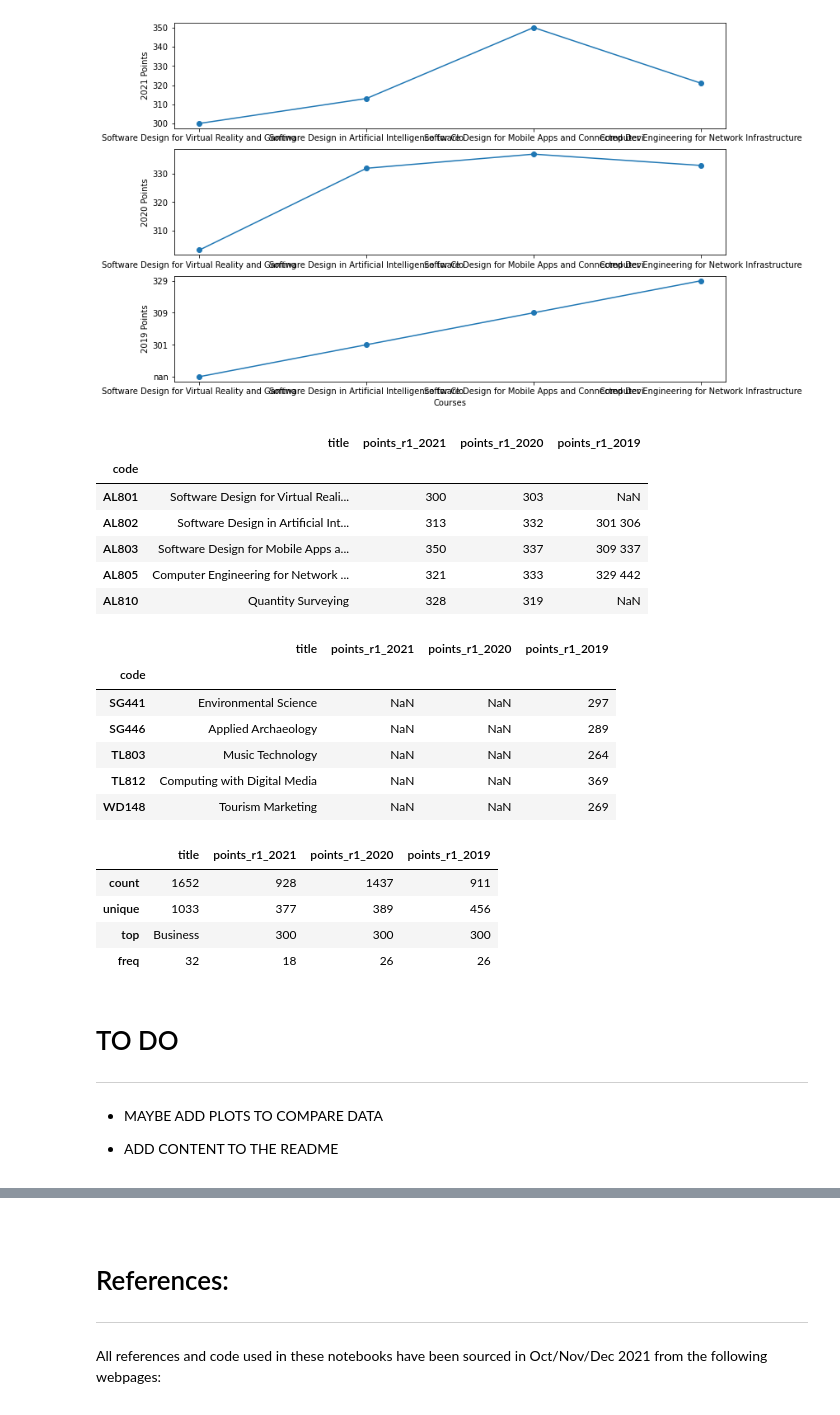
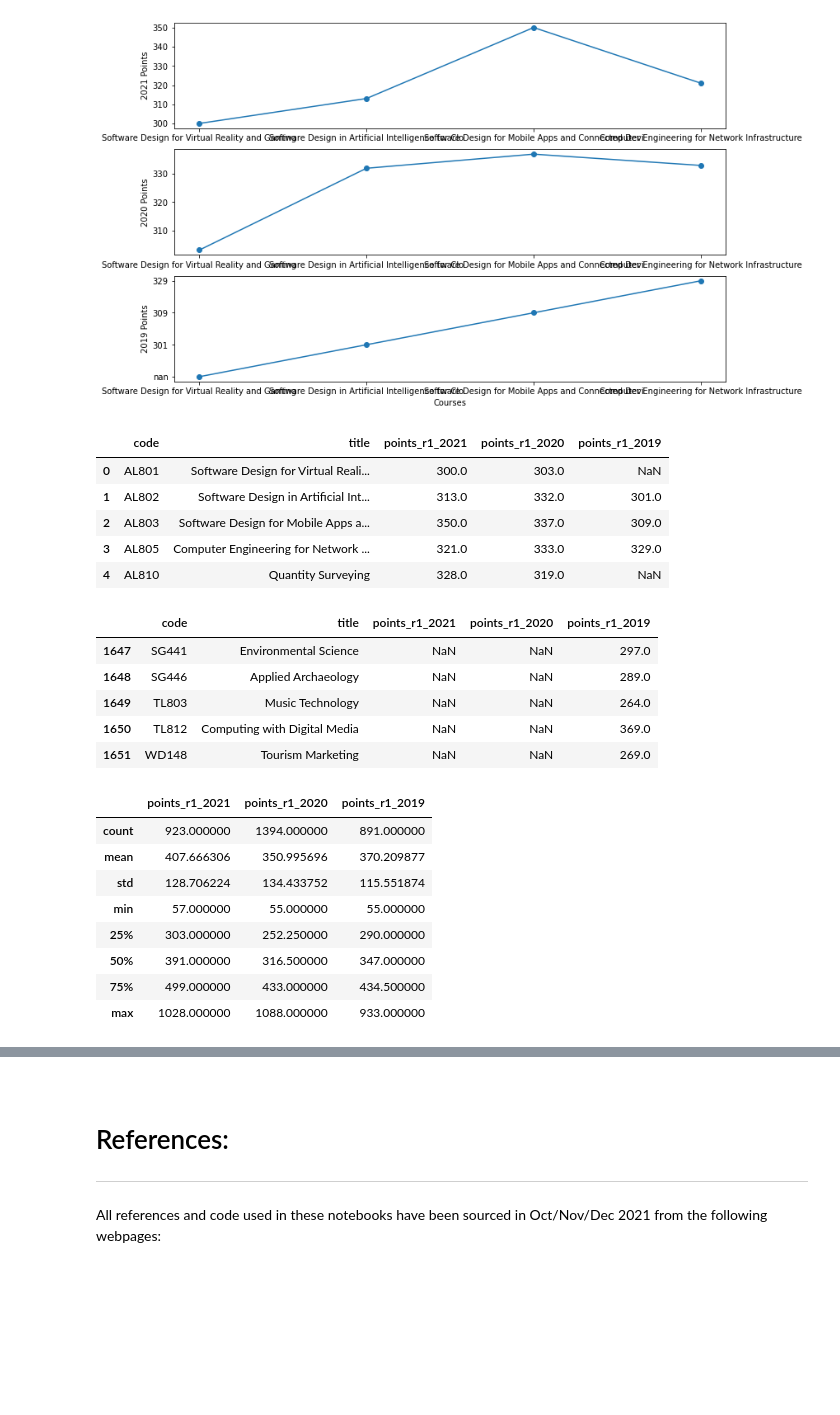
Before and after one commit to SarahMcN25/fundamentals, a Jupyter notebook: cao.ipynb, the cells around one changed output, grey strips where cells are left out. Saved outputs shown, nothing was run; the diff lists cells and outputs as text; code cells hidden in the pictures; blank space fills up the shorter version.

```diff
--- a/cao.ipynb
+++ b/cao.ipynb
@@ -1019,6 +1002,6 @@ data
 # %%
 data = pd.read_csv('data/cao_allcourses_20211210_115005.csv')
-df = pd.DataFrame(data)
-df.set_index('code', inplace=True)
+df = pd.DataFrame(data, columns=['code', 'title','points_r1_2021','points_r1_2020','points_r1_2019'])
+#df.set_index('code', inplace=True)
 df
 # %% [output]
@@ -1059,0 +1031,6 @@ title = data['title'].tolist()
+# %%
+# https://stackoverflow.com/questions/44530047/why-is-my-numeric-data-being-treated-as-an-object
+
+# data from 2019 must have lost it's data type when converting from pdf to csv.
+# changing it back to numerical data.
+df['points_r1_2019'] = pd.to_numeric(df['points_r1_2019'], errors='coerce')
@@ -1111,42 +1099,32 @@ plt.show()
 # %% [output]
 [figure]
 # %%
-allcourses.head()
+df.head()
 # %% [output]
-|  | title | points_r1_2021 | points_r1_2020 | points_r1_2019 |
-| code |  |  |  |  |
-| AL801 | Software Design for Virtual Reali... | 300 | 303 | NaN |
-| AL802 | Software Design in Artificial Int... | 313 | 332 | 301 306 |
-| AL803 | Software Design for Mobile Apps a... | 350 | 337 | 309 337 |
-| AL805 | Computer Engineering for Network ... | 321 | 333 | 329 442 |
-| AL810 | Quantity Surveying | 328 | 319 | NaN |
+|  | code | title | points_r1_2021 | points_r1_2020 | points_r1_2019 |
+| 0 | AL801 | Software Design for Virtual Reali... | 300.0 | 303.0 | NaN |
+| 1 | AL802 | Software Design in Artificial Int... | 313.0 | 332.0 | 301.0 |
+| 2 | AL803 | Software Design for Mobile Apps a... | 350.0 | 337.0 | 309.0 |
+| 3 | AL805 | Computer Engineering for Network ... | 321.0 | 333.0 | 329.0 |
+| 4 | AL810 | Quantity Surveying | 328.0 | 319.0 | NaN |
 # %%
-allcourses.tail()
+df.tail()
 # %% [output]
-|  | title | points_r1_2021 | points_r1_2020 | points_r1_2019 |
-| code |  |  |  |  |
-| SG441 | Environmental Science | NaN | NaN | 297 |
-| SG446 | Applied Archaeology | NaN | NaN | 289 |
-| TL803 | Music Technology | NaN | NaN | 264 |
-| TL812 | Computing with Digital Media | NaN | NaN | 369 |
-| WD148 | Tourism Marketing | NaN | NaN | 269 |
+|  | code | title | points_r1_2021 | points_r1_2020 | points_r1_2019 |
+| 1647 | SG441 | Environmental Science | NaN | NaN | 297.0 |
+| 1648 | SG446 | Applied Archaeology | NaN | NaN | 289.0 |
+| 1649 | TL803 | Music Technology | NaN | NaN | 264.0 |
+| 1650 | TL812 | Computing with Digital Media | NaN | NaN | 369.0 |
+| 1651 | WD148 | Tourism Marketing | NaN | NaN | 269.0 |
 # %%
-allcourses.describe()
+df.describe()
 # %% [output]
-|  | title | points_r1_2021 | points_r1_2020 | points_r1_2019 |
-| count | 1652 | 928 | 1437 | 911 |
-| unique | 1033 | 377 | 389 | 456 |
-| top | Business | 300 | 300 | 300 |
-| freq | 32 | 18 | 26 | 26 |
+|  | points_r1_2021 | points_r1_2020 | points_r1_2019 |
+| count | 923.000000 | 1394.000000 | 891.000000 |
+| mean | 407.666306 | 350.995696 | 370.209877 |
+| std | 128.706224 | 134.433752 | 115.551874 |
+| min | 57.000000 | 55.000000 | 55.000000 |
+| 25% | 303.000000 | 252.250000 | 290.000000 |
+| 50% | 391.000000 | 316.500000 | 347.000000 |
+| 75% | 499.000000 | 433.000000 | 434.500000 |
+| max | 1028.000000 | 1088.000000 | 933.000000 |
-# %% [markdown]
-# TO DO
-
-
-***
-
-
-
-- MAYBE ADD PLOTS TO COMPARE DATA
-
-
-- ADD CONTENT TO THE README
```
Also changed, not shown: parts of 16 cells of this notebook, 25 other files.
